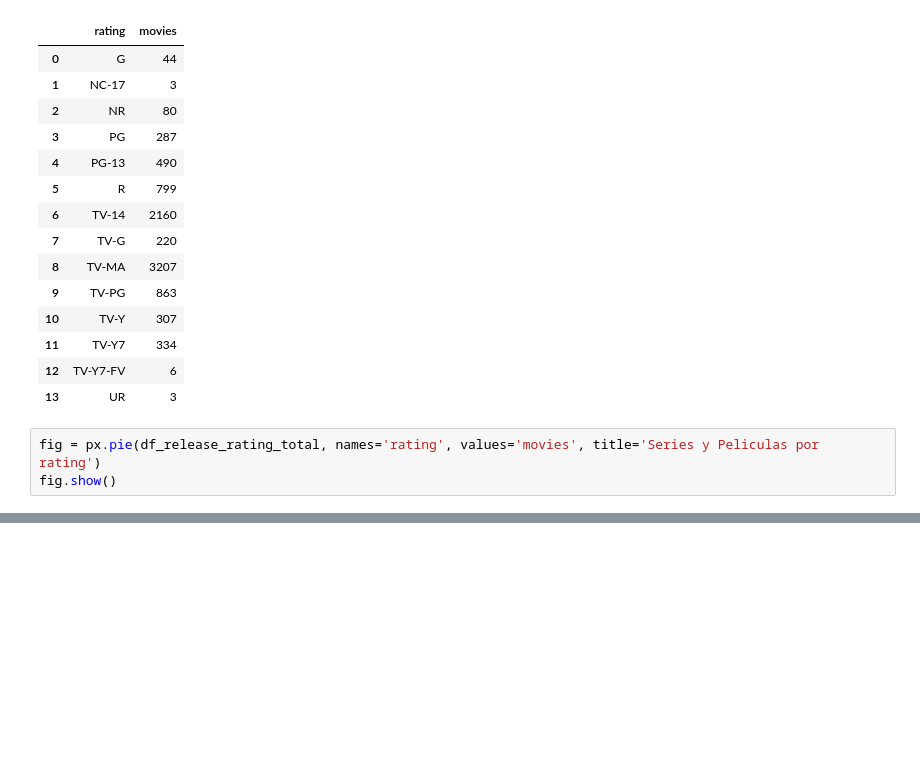
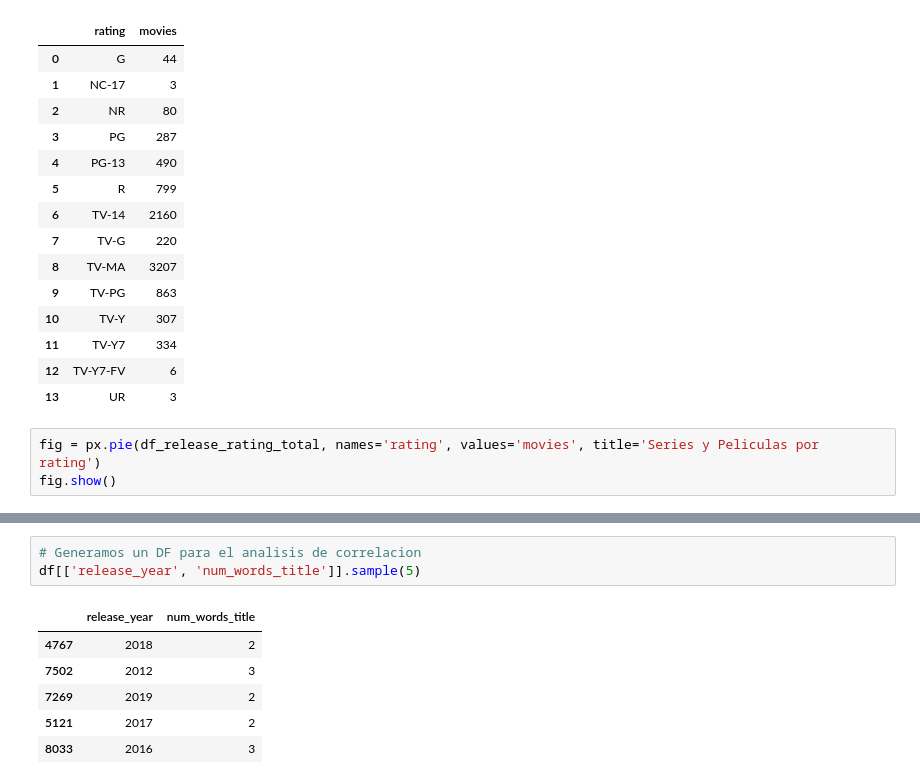
Before and after one commit to BryanHs20/Python-para-Data-Analyst, a Jupyter notebook: Python Avanzado/Data Visualization/Data Visualization.ipynb, the cells around one changed output, grey strips where cells are left out. Saved outputs shown, nothing was run; the diff lists cells and outputs as text; blank space fills up the shorter version.

```diff
--- a/Python Avanzado/Data Visualization/Data Visualization.ipynb
+++ b/Python Avanzado/Data Visualization/Data Visualization.ipynb
@@ -250,0 +280,10 @@ fig.show()
+# %%
+# Generamos un DF para el analisis de correlacion
+df[['release_year', 'num_words_title']].sample(5)
+# %% [output]
+|  | release_year | num_words_title |
+| 4767 | 2018 | 2 |
+| 7502 | 2012 | 3 |
+| 7269 | 2019 | 2 |
+| 5121 | 2017 | 2 |
+| 8033 | 2016 | 3 |
```
Also changed, not shown: parts of 39 cells of this notebook.
